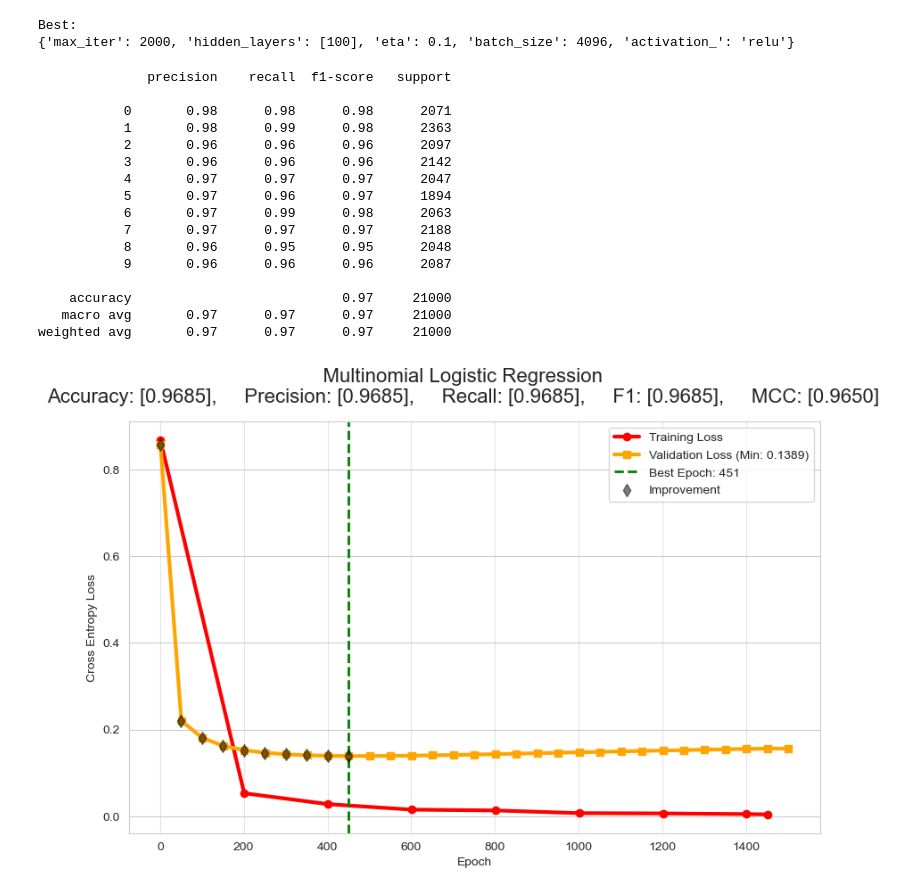
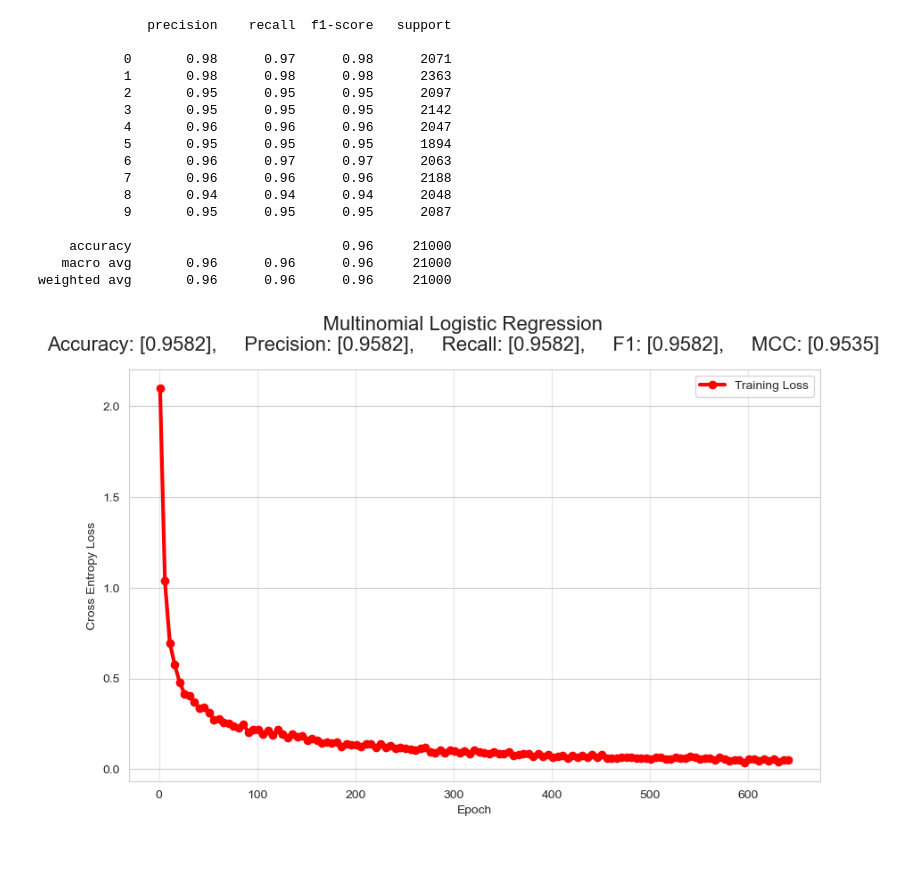
Before and after one commit to Booma1002/ML-Classes, a Jupyter notebook: MNIST.ipynb, the cells around one changed output. Drawn from its saved outputs; the diff is of its cells as text; code cells hidden in the pictures; blank space fills up the shorter version.

```diff
--- a/MNIST.ipynb
+++ b/MNIST.ipynb
@@ -4,7 +33,7 @@ from sklearn.model_selection import train_test_split, RandomizedSearchCV
 from sklearn.metrics import classification_report
 from sklearn.preprocessing import StandardScaler
 from sklearn.decomposition import PCA
-from Temp import multinomial_logistic_regression
+from Temp import NeuralNetwork
 import numpy as np
 
 
@@ -25,30 +54,35 @@ X_test_proc = pca.transform(scaler.transform(X_test))
 
 
 param_grid = {
-    'eta': [0.1],
-    'hidden_layers': [[100]],
-    'batch_size': [4096],
+    'eta': [0.01],
+    'batch_size': [128],
     'max_iter': [2000],
-    'activation_': ['relu','sigmoid'],
+    'activation': ['tanh'],
 }
 
-model = multinomial_logistic_regression(
+model = NeuralNetwork(
+    eta = 0.02,
+    batch_size = 4096,
+    max_iter = 2000,
+    activation= 'relu',
+    layers =[100, 50, 50],
+
     early_stopping=True,
     tol=1e-4,
-    patience=20,
+    patience=4,
     validation_fraction=0.1,
-    verbose= 0
+    verbose= 10,
+    val_jump=10,
 )
 
 rs = RandomizedSearchCV(
     estimator=model,
     param_distributions=param_grid,
-    n_iter=2,
-    cv=3,
+    n_iter=1,
     verbose=2,
     n_jobs=None
 )
 
-model = rs.fit(X_train_proc, y_train).best_estimator_
-# model = model.fit(X_train_proc, y_train)
+# model = rs.fit(X_train_proc, y_train).best_estimator_
+model = model.fit(X_train_proc, y_train)
 # %% [output]
@@ -66,29 +106,26 @@ early stopping at epoch 1451
 # %%
 
-print(f"Best:\n{rs.best_params_}")
+# print(f"Best:\n{rs.best_params_}")
-# %% [output]
-Best:
-{'max_iter': 2000, 'hidden_layers': [100], 'eta': 0.1, 'batch_size': 4096, 'activation_': 'relu'}
 # %%
 y_pred = model.predict(X_test_proc)
 print(classification_report(y_test, y_pred))
 # %% [output]
               precision    recall  f1-score   support
 
-           0       0.98      0.98      0.98      2071
-           1       0.98      0.99      0.98      2363
-           2       0.96      0.96      0.96      2097
-           3       0.96      0.96      0.96      2142
-           4       0.97      0.97      0.97      2047
-           5       0.97      0.96      0.97      1894
-           6       0.97      0.99      0.98      2063
-           7       0.97      0.97      0.97      2188
-           8       0.96      0.95      0.95      2048
-           9       0.96      0.96      0.96      2087
+           0       0.98      0.97      0.98      2071
+           1       0.98      0.98      0.98      2363
+           2       0.95      0.95      0.95      2097
+           3       0.95      0.95      0.95      2142
+           4       0.96      0.96      0.96      2047
+           5       0.95      0.95      0.95      1894
+           6       0.96      0.97      0.97      2063
+           7       0.96      0.96      0.96      2188
+           8       0.94      0.94      0.94      2048
+           9       0.95      0.95      0.95      2087
 
-    accuracy                           0.97     21000
-   macro avg       0.97      0.97      0.97     21000
-weighted avg       0.97      0.97      0.97     21000
+    accuracy                           0.96     21000
+   macro avg       0.96      0.96      0.96     21000
+weighted avg       0.96      0.96      0.96     21000
 # %%
 from sklearn.metrics import accuracy_score, f1_score, recall_score, precision_score, matthews_corrcoef
 y_pred = model.predict(X_test_proc)
@@ -105,13 +142,13 @@ import matplotlib.pyplot as plt
 
 clf = model
 
-scope = 200
+scope = 5
 fig, ax = plt.subplots(figsize=(10, 6))
 
 if 'perf' in locals():
     fig.suptitle(perf, fontsize=16)
 
-training_losses_cpu = [x.item() if hasattr(x, 'item') else x for x in clf.losses]
+training_losses_cpu = [x.item() if hasattr(x, 'item') else x for x in clf.losses_]
 
 t_x = np.arange(1, len(training_losses_cpu) + 1, scope)
 t_y = training_losses_cpu[::scope]
@@ -132,12 +169,12 @@ plot_data = [
 
 if hasattr(clf, 'val_losses') and len(clf.val_losses) > 0:
     losses_cpu = [x.item() if hasattr(x, 'item') else x for x in clf.val_losses]
-
-    v_x = np.arange(0, len(losses_cpu) *50,50)+1
+    vscope=1
+    v_x = np.arange(0, len(losses_cpu) *vscope,vscope)+1
     v_y = losses_cpu[::]
 
     if v_x[-1] != len(losses_cpu):
-        v_x = np.append(v_x, len(losses_cpu)*50+1)
+        v_x = np.append(v_x, len(losses_cpu)*vscope+1)
         v_y = np.append(v_y, losses_cpu[-1])
 
     min_val = np.min(losses_cpu)
@@ -145,34 +182,34 @@ if hasattr(clf, 'val_losses') and len(clf.val_losses) > 0:
         "x": v_x,
         "y": v_y,
         "label": f"Validation Loss (Min: {min_val:.4f})",
         "color": "orange",
         "marker": "s"
     })
 
 for data in plot_data:
     ax.plot(data["x"], data["y"],
             label=data["label"], color=data["color"], marker=data["marker"], lw=3)
 
 
 if hasattr(clf, "hist_"):
     hist = []
     for epoch, loss in clf.hist_:
         l = loss.item() if hasattr(loss, 'item') else loss
         hist.append([epoch, l])
     hist = np.array(hist)
 
     if hasattr(clf, "best_epoch_") and hist.ndim == 2 and hist.shape[0] > 0:
         ax.axvline(clf.best_epoch_, color='green', label=f'Best Epoch: {clf.best_epoch_}', linestyle='--', lw=2)
         ax.scatter(hist[:, 0], hist[:, 1], c="k", label="Improvement", marker='d', s=50, zorder=5, alpha=0.5)
 
 ax.set_xlabel("Epoch")
 ax.set_ylabel("Cross Entropy Loss")
 ax.grid(axis="x", alpha=0.5)
 ax.legend(loc="upper right")
 
 plt.show()
 # %% [output]
-[figure, old version]
+[figure, new version]
 # %%
 import seaborn as sns
 from sklearn.preprocessing import label_binarize
```
Also changed, not shown: parts of 6 cells of this notebook, 5 other files.
